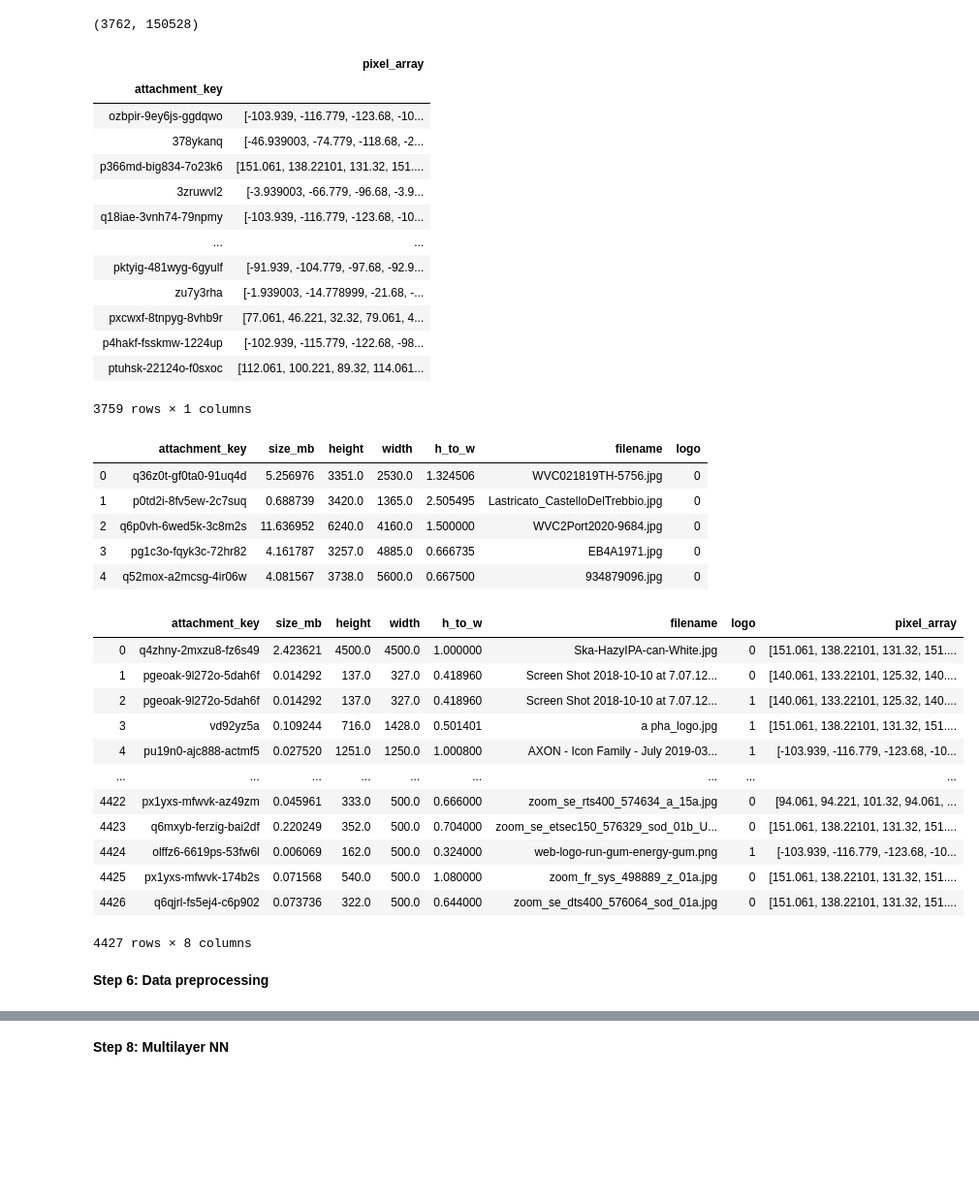
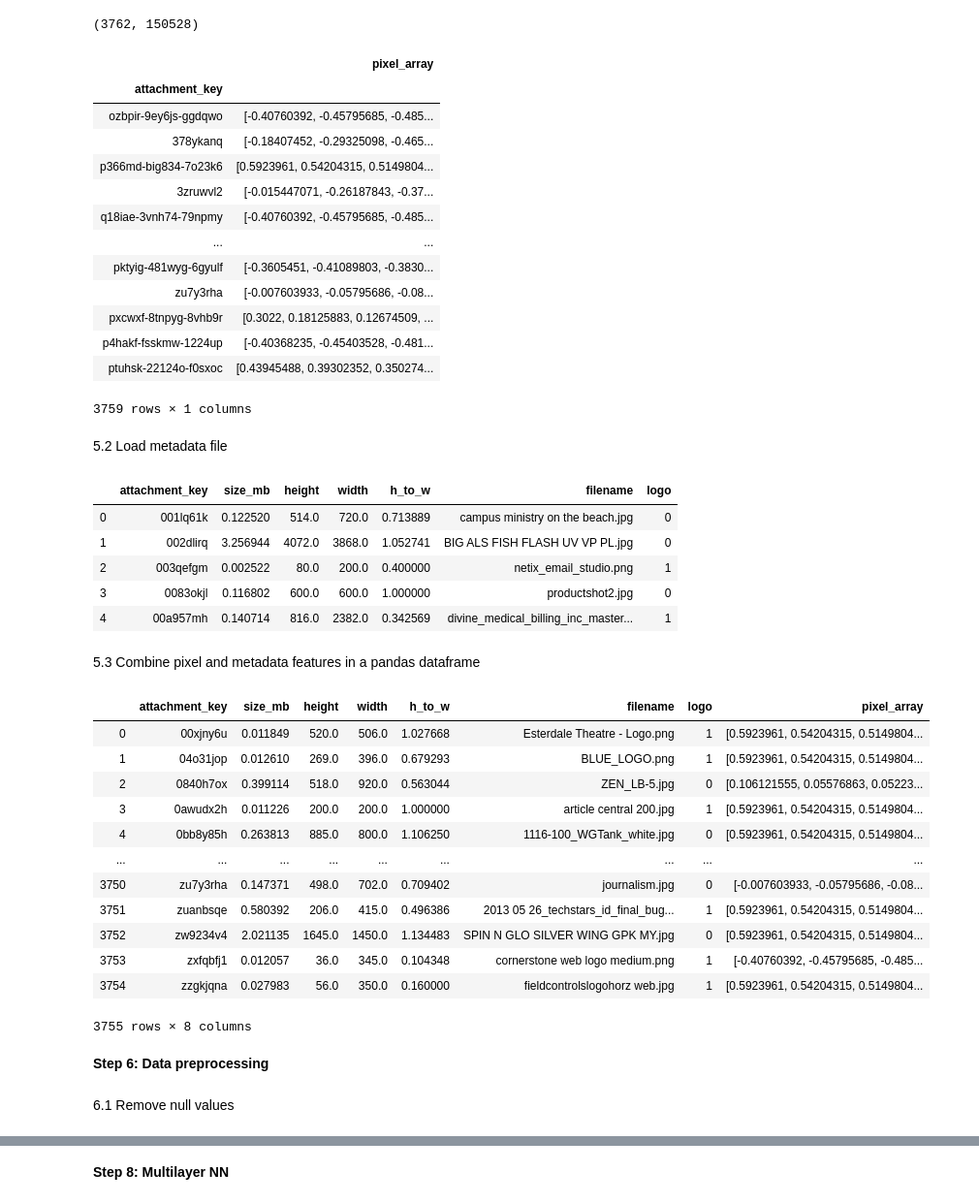
Before and after one commit to lauraherman22/w207_final_project, a Jupyter notebook: Logo_NoLogo_Final_Project.ipynb, the cells around one changed output, grey strips where cells are left out. Shown at 97% size. Saved outputs shown, nothing was run; the diff lists cells and outputs as text; code cells hidden in the pictures; blank space fills up the shorter version.

```diff
--- a/Logo_NoLogo_Final_Project.ipynb
+++ b/Logo_NoLogo_Final_Project.ipynb
@@ -75,12 +132,12 @@ print(data_pixel.shape)
 # %% [output]
 (3762, 150528)
 # %%
-# Store pixel vectors as DF with attachment key
-
 # Create key value pairs with attachment key and pixel array
+# Standardize pixel values between 0 and 1 by dividing by 255
+# Store pixel data as dataframe
 data_dict = {}
 for i in range(data_key.shape[0]):
-    data_dict[data_key[i]] = [data_pixel[i]]
+    data_dict[data_key[i]] = [data_pixel[i]/255]
 
 df_pixel = pd.DataFrame(data=data_dict)
 df_pixel_t = df_pixel.transpose()
@@ -90,44 +147,48 @@ df_pixel_t
 # %% [output]
 |  | pixel_array |
 | attachment_key |  |
-| ozbpir-9ey6js-ggdqwo | [-103.939, -116.779, -123.68, -10... |
-| 378ykanq | [-46.939003, -74.779, -118.68, -2... |
-| p366md-big834-7o23k6 | [151.061, 138.22101, 131.32, 151.... |
-| 3zruwvl2 | [-3.939003, -66.779, -96.68, -3.9... |
-| q18iae-3vnh74-79npmy | [-103.939, -116.779, -123.68, -10... |
+| ozbpir-9ey6js-ggdqwo | [-0.40760392, -0.45795685, -0.485... |
+| 378ykanq | [-0.18407452, -0.29325098, -0.465... |
+| p366md-big834-7o23k6 | [0.5923961, 0.54204315, 0.5149804... |
+| 3zruwvl2 | [-0.015447071, -0.26187843, -0.37... |
+| q18iae-3vnh74-79npmy | [-0.40760392, -0.45795685, -0.485... |
 | ... | ... |
-| pktyig-481wyg-6gyulf | [-91.939, -104.779, -97.68, -92.9... |
-| zu7y3rha | [-1.939003, -14.778999, -21.68, -... |
-| pxcwxf-8tnpyg-8vhb9r | [77.061, 46.221, 32.32, 79.061, 4... |
-| p4hakf-fsskmw-1224up | [-102.939, -115.779, -122.68, -98... |
-| ptuhsk-22124o-f0sxoc | [112.061, 100.221, 89.32, 114.061... |
+| pktyig-481wyg-6gyulf | [-0.3605451, -0.41089803, -0.3830... |
+| zu7y3rha | [-0.007603933, -0.05795686, -0.08... |
+| pxcwxf-8tnpyg-8vhb9r | [0.3022, 0.18125883, 0.12674509, ... |
+| p4hakf-fsskmw-1224up | [-0.40368235, -0.45403528, -0.481... |
+| ptuhsk-22124o-f0sxoc | [0.43945488, 0.39302352, 0.350274... |
 3759 rows × 1 columns
+# %% [markdown]
+5.2 Load metadata file
 # %%
 # Load excel data
-df = pd.read_csv('school_project_data_set-query.csv')
+df = pd.read_csv('school_project_data_set-new.csv')
 df.head()
 # %% [output]
 |  | attachment_key | size_mb | height | width | h_to_w | filename | logo |
-| 0 | q36z0t-gf0ta0-91uq4d | 5.256976 | 3351.0 | 2530.0 | 1.324506 | WVC021819TH-5756.jpg | 0 |
-| 1 | p0td2i-8fv5ew-2c7suq | 0.688739 | 3420.0 | 1365.0 | 2.505495 | Lastricato_CastelloDelTrebbio.jpg | 0 |
-| 2 | q6p0vh-6wed5k-3c8m2s | 11.636952 | 6240.0 | 4160.0 | 1.500000 | WVC2Port2020-9684.jpg | 0 |
-| 3 | pg1c3o-fqyk3c-72hr82 | 4.161787 | 3257.0 | 4885.0 | 0.666735 | EB4A1971.jpg | 0 |
-| 4 | q52mox-a2mcsg-4ir06w | 4.081567 | 3738.0 | 5600.0 | 0.667500 | 934879096.jpg | 0 |
+| 0 | 001lq61k | 0.122520 | 514.0 | 720.0 | 0.713889 | campus ministry on the beach.jpg | 0 |
+| 1 | 002dlirq | 3.256944 | 4072.0 | 3868.0 | 1.052741 | BIG ALS FISH FLASH UV VP PL.jpg | 0 |
+| 2 | 003qefgm | 0.002522 | 80.0 | 200.0 | 0.400000 | netix_email_studio.png | 1 |
+| 3 | 0083okjl | 0.116802 | 600.0 | 600.0 | 1.000000 | productshot2.jpg | 0 |
+| 4 | 00a957mh | 0.140714 | 816.0 | 2382.0 | 0.342569 | divine_medical_billing_inc_master... | 1 |
+# %% [markdown]
+5.3 Combine pixel and metadata features in a pandas dataframe
 # %%
 # Merge dataframes by attachment key
-merge_meta_pixel = df.merge(df_pixel_t, on='attachment_key')
-merge_meta_pixel
+combined_df = df.merge(df_pixel_t, on='attachment_key')
+combined_df
 # %% [output]
 |  | attachment_key | size_mb | height | width | h_to_w | filename | logo | pixel_array |
-| 0 | q4zhny-2mxzu8-fz6s49 | 2.423621 | 4500.0 | 4500.0 | 1.000000 | Ska-HazyIPA-can-White.jpg | 0 | [151.061, 138.22101, 131.32, 151.... |
-| 1 | pgeoak-9l272o-5dah6f | 0.014292 | 137.0 | 327.0 | 0.418960 | Screen Shot 2018-10-10 at 7.07.12... | 0 | [140.061, 133.22101, 125.32, 140.... |
-| 2 | pgeoak-9l272o-5dah6f | 0.014292 | 137.0 | 327.0 | 0.418960 | Screen Shot 2018-10-10 at 7.07.12... | 1 | [140.061, 133.22101, 125.32, 140.... |
-| 3 | vd92yz5a | 0.109244 | 716.0 | 1428.0 | 0.501401 | a pha_logo.jpg | 1 | [151.061, 138.22101, 131.32, 151.... |
-| 4 | pu19n0-ajc888-actmf5 | 0.027520 | 1251.0 | 1250.0 | 1.000800 | AXON - Icon Family - July 2019-03... | 1 | [-103.939, -116.779, -123.68, -10... |
+| 0 | 00xjny6u | 0.011849 | 520.0 | 506.0 | 1.027668 | Esterdale Theatre - Logo.png | 1 | [0.5923961, 0.54204315, 0.5149804... |
+| 1 | 04o31jop | 0.012610 | 269.0 | 396.0 | 0.679293 | BLUE_LOGO.png | 1 | [0.5923961, 0.54204315, 0.5149804... |
+| 2 | 0840h7ox | 0.399114 | 518.0 | 920.0 | 0.563044 | ZEN_LB-5.jpg | 0 | [0.106121555, 0.05576863, 0.05223... |
+| 3 | 0awudx2h | 0.011226 | 200.0 | 200.0 | 1.000000 | article central 200.jpg | 1 | [0.5923961, 0.54204315, 0.5149804... |
+| 4 | 0bb8y85h | 0.263813 | 885.0 | 800.0 | 1.106250 | 1116-100_WGTank_white.jpg | 0 | [0.5923961, 0.54204315, 0.5149804... |
 | ... | ... | ... | ... | ... | ... | ... | ... | ... |
-| 4422 | px1yxs-mfwvk-az49zm | 0.045961 | 333.0 | 500.0 | 0.666000 | zoom_se_rts400_574634_a_15a.jpg | 0 | [94.061, 94.221, 101.32, 94.061, ... |
-| 4423 | q6mxyb-ferzig-bai2df | 0.220249 | 352.0 | 500.0 | 0.704000 | zoom_se_etsec150_576329_sod_01b_U... | 0 | [151.061, 138.22101, 131.32, 151.... |
-| 4424 | olffz6-6619ps-53fw6l | 0.006069 | 162.0 | 500.0 | 0.324000 | web-logo-run-gum-energy-gum.png | 1 | [-103.939, -116.779, -123.68, -10... |
-| 4425 | px1yxs-mfwvk-174b2s | 0.071568 | 540.0 | 500.0 | 1.080000 | zoom_fr_sys_498889_z_01a.jpg | 0 | [151.061, 138.22101, 131.32, 151.... |
-| 4426 | q6qjrl-fs5ej4-c6p902 | 0.073736 | 322.0 | 500.0 | 0.644000 | zoom_se_dts400_576064_sod_01a.jpg | 0 | [151.061, 138.22101, 131.32, 151.... |
+| 3750 | zu7y3rha | 0.147371 | 498.0 | 702.0 | 0.709402 | journalism.jpg | 0 | [-0.007603933, -0.05795686, -0.08... |
+| 3751 | zuanbsqe | 0.580392 | 206.0 | 415.0 | 0.496386 | 2013 05 26_techstars_id_final_bug... | 1 | [0.5923961, 0.54204315, 0.5149804... |
+| 3752 | zw9234v4 | 2.021135 | 1645.0 | 1450.0 | 1.134483 | SPIN N GLO SILVER WING GPK MY.jpg | 0 | [0.5923961, 0.54204315, 0.5149804... |
+| 3753 | zxfqbfj1 | 0.012057 | 36.0 | 345.0 | 0.104348 | cornerstone web logo medium.png | 1 | [-0.40760392, -0.45795685, -0.485... |
+| 3754 | zzgkjqna | 0.027983 | 56.0 | 350.0 | 0.160000 | fieldcontrolslogohorz web.jpg | 1 | [0.5923961, 0.54204315, 0.5149804... |
-4427 rows × 8 columns
+3755 rows × 8 columns
@@ -142,0 +199,2 @@ X_train, X_test, y_train, y_test = train_test_split(X, y, test_size=0.4,
+# %% [markdown]
+6.1 Remove null values
```
Also changed, not shown: parts of 40 cells of this notebook.
